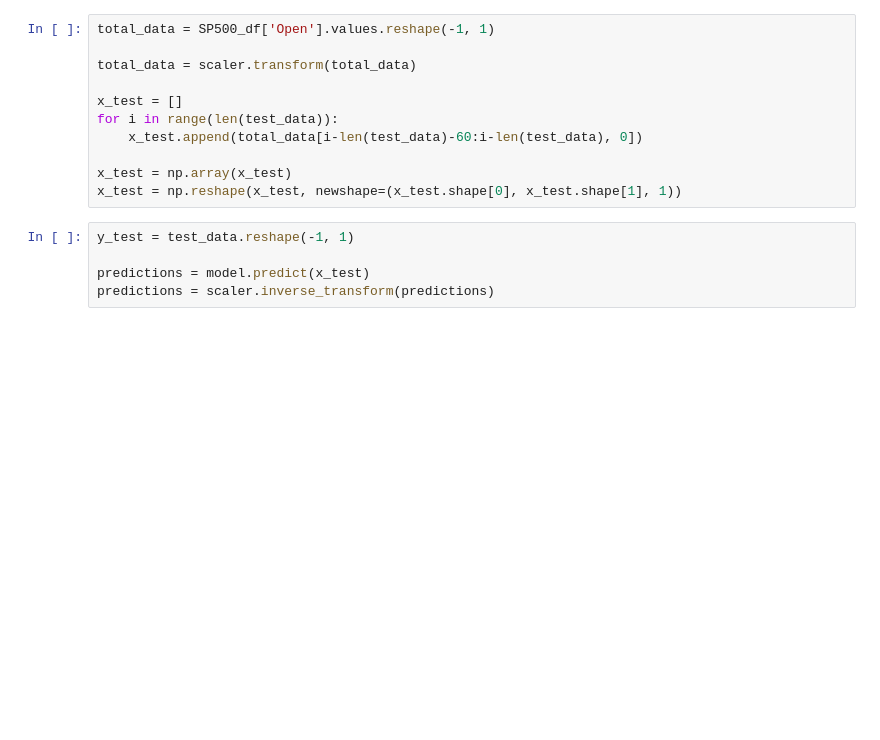
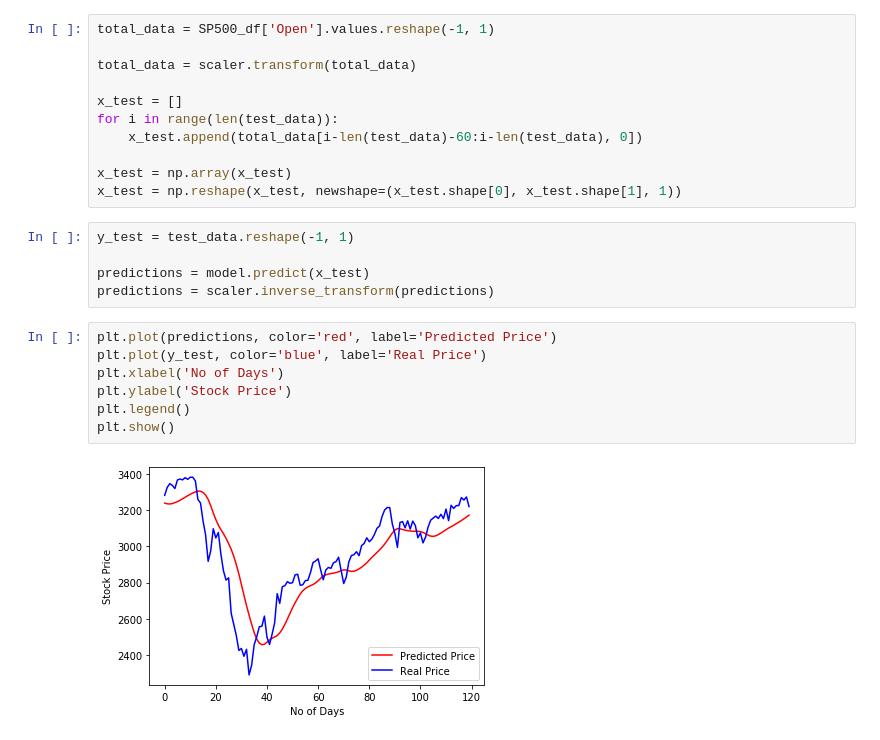
Before and after one commit to aghelinejad/MLOps-StockPrediction, a Jupyter notebook: Base-Model-V1.ipynb, the cells around one changed output. Drawn from its saved outputs; the diff is of its cells as text; blank space fills up the shorter version.

```diff
--- a/Base-Model-V1.ipynb
+++ b/Base-Model-V1.ipynb
@@ -193,4 +206,13 @@ y_test = test_data.reshape(-1, 1)
 
 predictions = model.predict(x_test)
 predictions = scaler.inverse_transform(predictions)
+# %%
+plt.plot(predictions, color='red', label='Predicted Price')
+plt.plot(y_test, color='blue', label='Real Price')
+plt.xlabel('No of Days')
+plt.ylabel('Stock Price')
+plt.legend()
+plt.show()
+# %% [output]
+[figure, added]
 # %%
```
Also changed, not shown: parts of 17 cells of this notebook, 1 other file.
